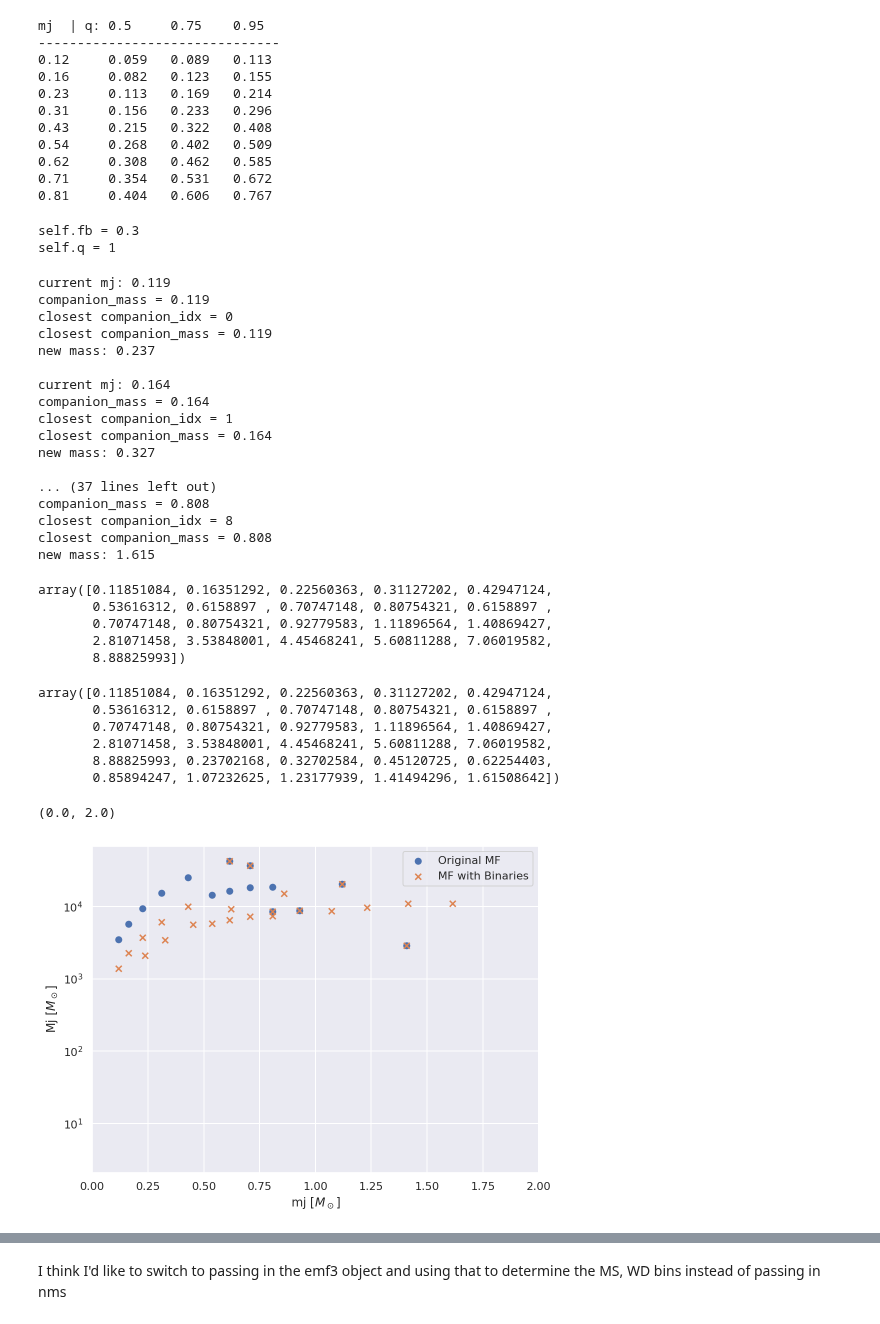
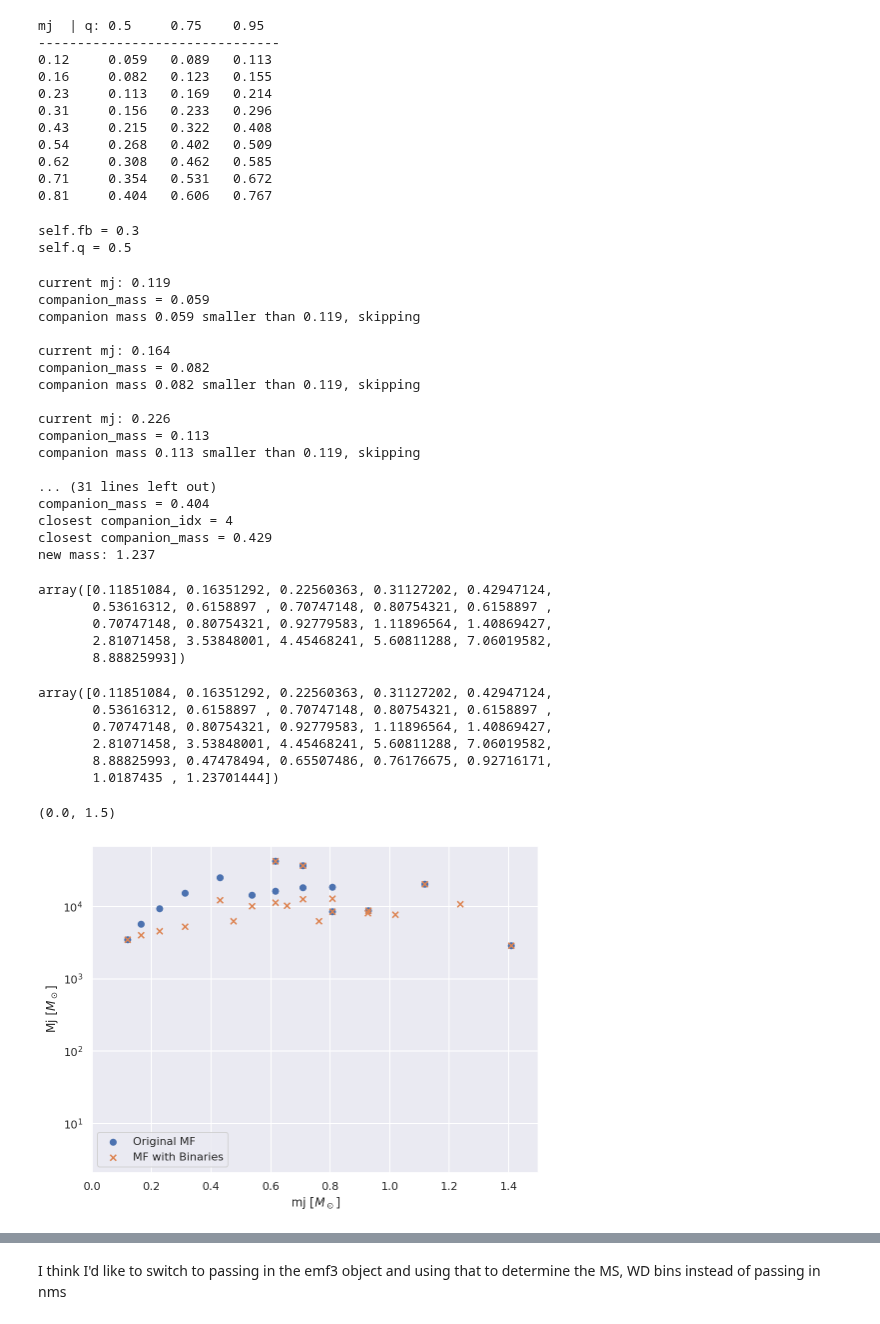
Before and after one commit to pjs902/honours-thesis, a Jupyter notebook: notebooks/limepy-binaries.ipynb, the cells around one changed output, grey strips where cells are left out. Cells and saved outputs as stored; diff of their text form; code cells hidden in the pictures.

Commit message:
i think its working for q values other than 1?

```diff
--- a/notebooks/limepy-binaries.ipynb
+++ b/notebooks/limepy-binaries.ipynb
@@ -181,32 +180,32 @@ class BinaryShift:
 
         return mj, Mj
 # %%
-bs = BinaryShift(q=1, fb=0.3)
+bs = BinaryShift(q=0.5, fb=0.3)
 # %%
 bs.dump()
 # %% [output]
 self.fb = 0.3
-self.q = 1
+self.q = 0.5
 # %%
 mj_new, Mj_new = bs.shift_q(mj=mj, Mj=Mj, nms=nms)
 # %% [output]
 current mj: 0.119
-companion_mass = 0.119
-closest companion_idx = 0
-closest companion_mass = 0.119
-new mass: 0.237
+companion_mass = 0.059
+companion mass 0.059 smaller than 0.119, skipping
 
 current mj: 0.164
-companion_mass = 0.164
-closest companion_idx = 1
-closest companion_mass = 0.164
-new mass: 0.327
+companion_mass = 0.082
+companion mass 0.082 smaller than 0.119, skipping
 
-... (37 lines left out)
-companion_mass = 0.808
-closest companion_idx = 8
-closest companion_mass = 0.808
-new mass: 1.615
+current mj: 0.226
+companion_mass = 0.113
+companion mass 0.113 smaller than 0.119, skipping
+
+... (31 lines left out)
+companion_mass = 0.404
+closest companion_idx = 4
+closest companion_mass = 0.429
+new mass: 1.237
 # %%
 mj
 # %% [output]
@@ -222,17 +221,17 @@ array([0.11851084, 0.16351292, 0.22560363, 0.31127202, 0.42947124,
        0.53616312, 0.6158897 , 0.70747148, 0.80754321, 0.6158897 ,
        0.70747148, 0.80754321, 0.92779583, 1.11896564, 1.40869427,
        2.81071458, 3.53848001, 4.45468241, 5.60811288, 7.06019582,
-       8.88825993, 0.23702168, 0.32702584, 0.45120725, 0.62254403,
-       0.85894247, 1.07232625, 1.23177939, 1.41494296, 1.61508642])
+       8.88825993, 0.47478494, 0.65507486, 0.76176675, 0.92716171,
+       1.0187435 , 1.23701444])
 # %%
 plt.figure()
 plt.scatter(mj, Mj, label="Original MF")
 plt.yscale("log")
 plt.scatter(mj_new, Mj_new, label="MF with Binaries", marker="x")
 plt.legend()
 plt.ylabel(r"Mj [$M_\odot$]")
 plt.xlabel(r"mj [$M_\odot$]")
-plt.xlim(0, 2)
+plt.xlim(0, 1.5)
 # %% [output]
-(0.0, 2.0)
+(0.0, 1.5)
-[figure, old version]
+[figure, new version]
```
Also changed, not shown: parts of 2 cells of this notebook.
